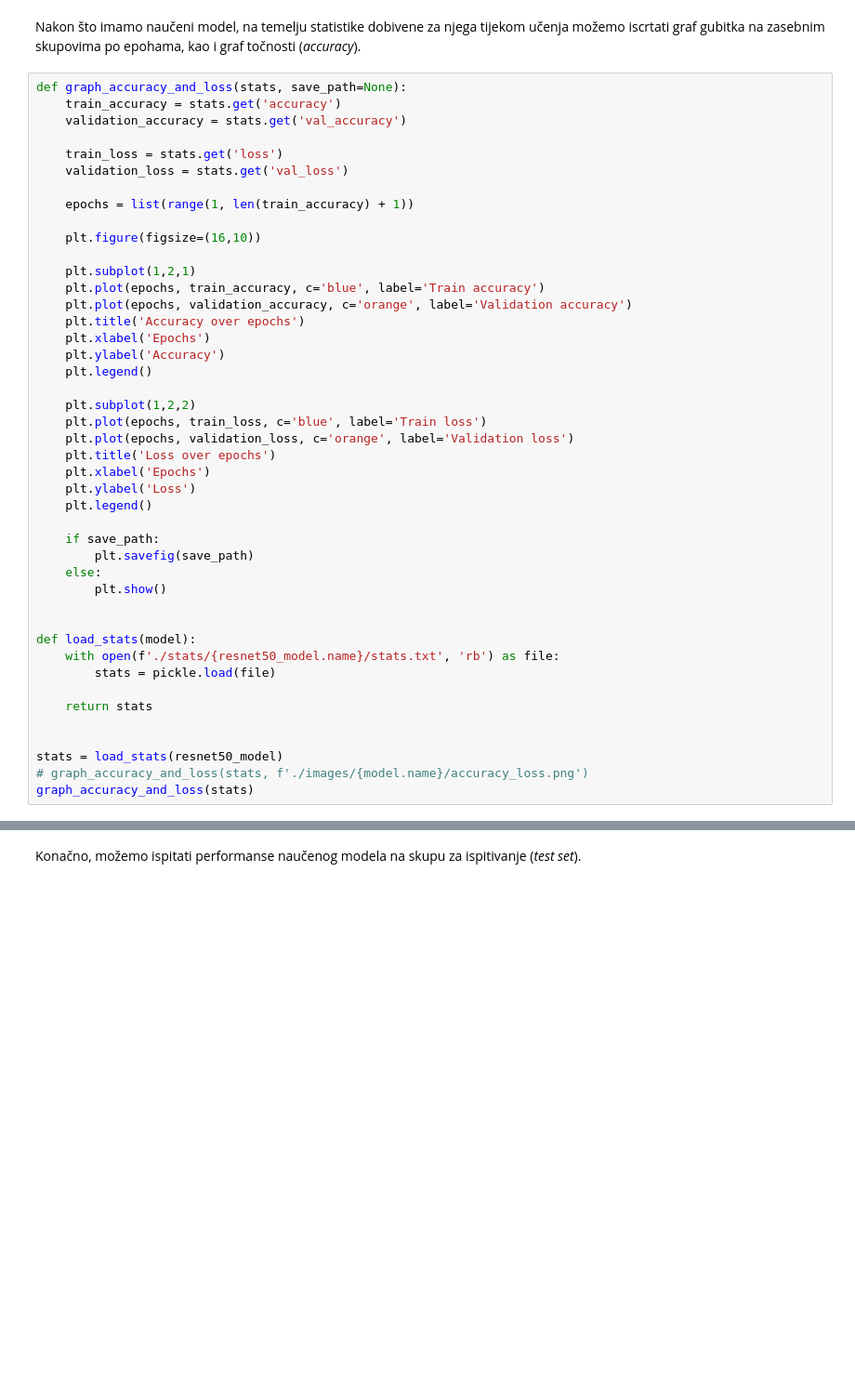
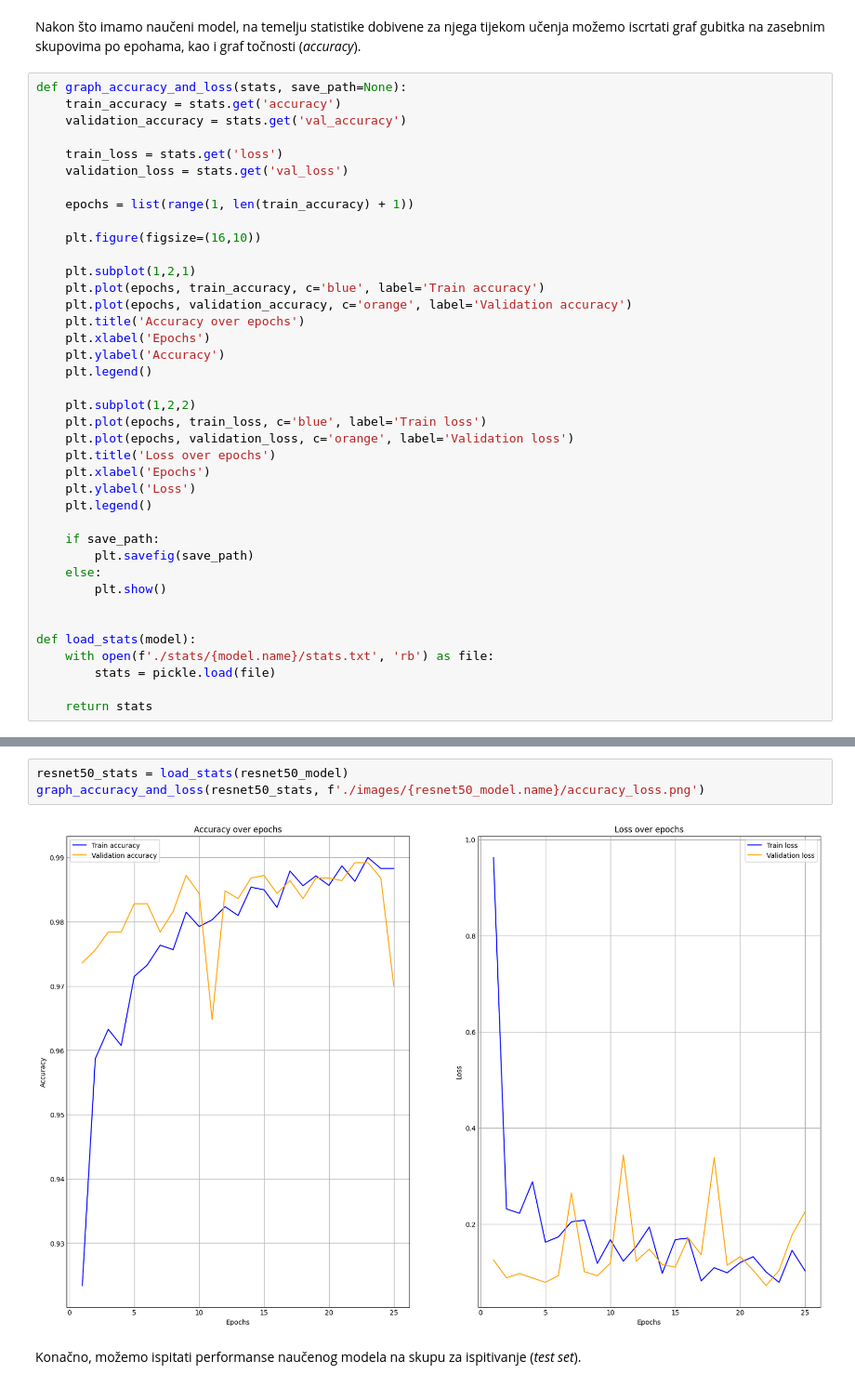
Before and after one commit to velimirkovacic/cancer-detection-project, a Jupyter notebook: projekt.ipynb, the cells around one changed output, grey strips where cells are left out. Shown at 93% size. Cells and saved outputs as stored; diff of their text form; blank space fills up the shorter version.

```diff
--- a/projekt.ipynb
+++ b/projekt.ipynb
@@ -222,12 +224,7 @@ def graph_accuracy_and_loss(stats, save_path=None):
 
 
 def load_stats(model):
-    with open(f'./stats/{resnet50_model.name}/stats.txt', 'rb') as file:
+    with open(f'./stats/{model.name}/stats.txt', 'rb') as file:
         stats = pickle.load(file)
 
     return stats
-
-
-stats = load_stats(resnet50_model)
-# graph_accuracy_and_loss(stats, f'./images/{model.name}/accuracy_loss.png')
-graph_accuracy_and_loss(stats)
@@ -236,3 +233,8 @@ graph_accuracy_and_loss(stats)
+# %%
+resnet50_stats = load_stats(resnet50_model)
+graph_accuracy_and_loss(resnet50_stats, f'./images/{resnet50_model.name}/accuracy_loss.png')
+# %% [output]
+[figure, added]
 # %% [markdown]
 Konačno, možemo ispitati performanse naučenog modela na skupu za ispitivanje (_test set_).
 # %%
```
Also changed, not shown: parts of 22 cells of this notebook, 6 other files.
